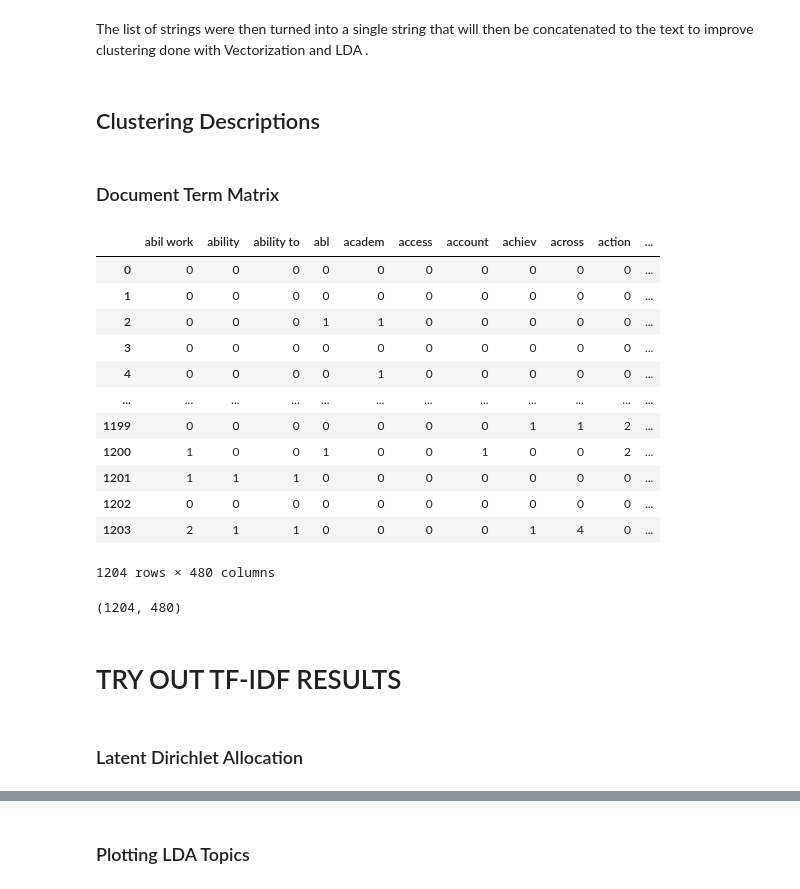
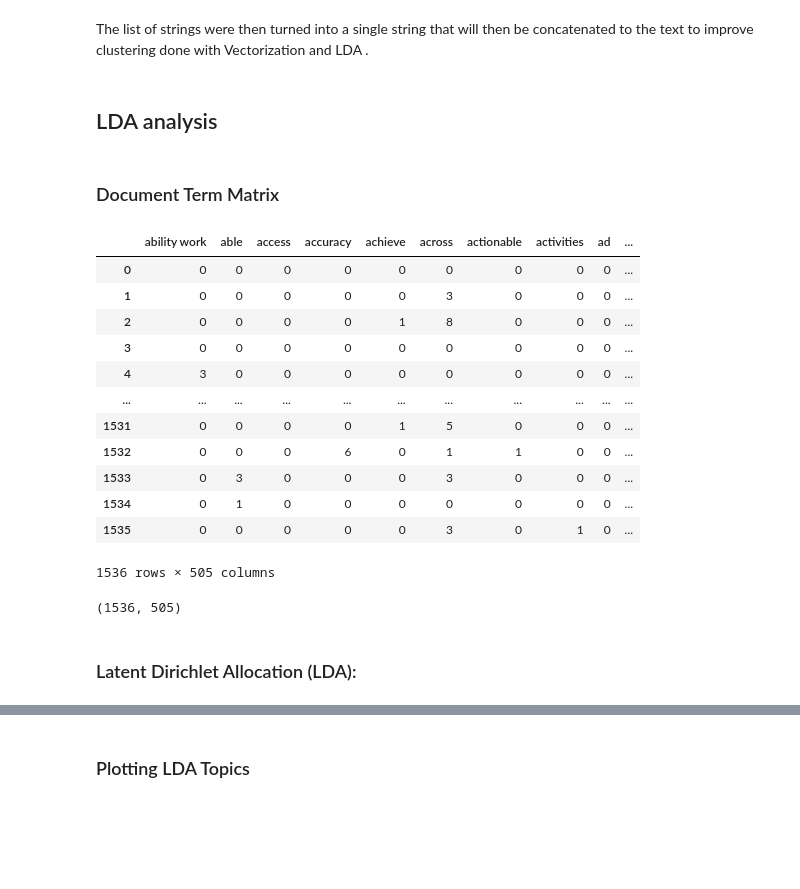
Before and after one commit to ollie-gats/intro_nlp_final_project, a Jupyter notebook: GatlandBoxhoDiGianvito_NLP.ipynb, the cells around one changed output, grey strips where cells are left out. Saved outputs shown, nothing was run; the diff lists cells and outputs as text; code cells hidden in the pictures; blank space fills up the shorter version.

```diff
--- a/GatlandBoxhoDiGianvito_NLP.ipynb
+++ b/GatlandBoxhoDiGianvito_NLP.ipynb
@@ -283,12 +437,16 @@ TRAIN_DATA = {"classes":["SOFT_SKILL","HARD_SKILL"],"annotations":[["\"Seeking a
+# %%
+# Specify the file path where you saved the dictionary
+file_path = "./data/train_data_NER.pkl"
+
+# Open the file in binary read mode and load the dictionary using pickle
+with open(file_path, 'rb') as file:
+    loaded_data = pickle.load(file)
 # %%
 nlp = spacy.load("en_core_web_sm")
 
 db = DocBin()
 
-folder_path = '/Users/user/Desktop/FINAL_INTRO_NLP'
-
-
-for text, annot in tqdm(TRAIN_DATA['annotations']):
+for text, annot in tqdm(loaded_data['annotations']):
         # print(text)
         # print(annot)
         doc = nlp.make_doc(text)
@@ -319,6 +477,8 @@ nlp1 = spacy.load("./model-last")
 # Assuming df_new is your DataFrame with the job descriptions
 df_new['hard_skills'] = ''
 df_new['soft_skills'] = ''
+df_resume['hard_skills'] = ''
+df_resume['soft_skills'] = ''
 
 # Function to extract hard and soft skills from a text using the trained model
 def extract_skills(text):
@@ -333,13 +493,20 @@ def extract_skills(text):
             soft_skills.append(ent.text)
     return hard_skills, soft_skills
 
-# Apply the function to each row in the DataFrame
+# Apply the function to each row in the Job DataFrame
 for index, row in df_new.iterrows():
-    text = row['job_content_processed']
+    text = row['cleaned_description']
     hard_skills, soft_skills = extract_skills(text)
     df_new.at[index, 'hard_skills'] = hard_skills
     df_new.at[index, 'soft_skills'] = soft_skills
 
+# Apply the function to each row in the Resume DataFrame
+for index, row in df_resume.iterrows():
+    text = row['cleaned_resume'] # TODO: Try 'Skills' column has less text but could be more relevant
+    hard_skills, soft_skills = extract_skills(text)
+    df_resume.at[index, 'hard_skills'] = hard_skills
+    df_resume.at[index, 'soft_skills'] = soft_skills
+
 # Display the resulting DataFrame
-print(df_new[['hard_skills', 'soft_skills']])
+df_new[['hard_skills', 'soft_skills']].head()
 # %% [output]
@@ -370,35 +528,34 @@ df_new['soft_skills'] = df_new['soft_skills'].apply(lambda x: ' '.join(x))
 # %%
 # Concatenate the processed_description, hard_skills, and soft_skills columns
-df_new['combined_text'] = df_new['processed_description'] + ' ' + df_new['hard_skills'] + ' ' + df_new['soft_skills']
+df_new['extracted_text_skills'] = df_new['job_content_extracted'] + ' ' + 3*df_new['hard_skills'] + ' ' + 3*df_new['soft_skills']
+df_new['cleaned_text_skills'] = df_new['cleaned_description'] + ' ' + 3*df_new['hard_skills'] + ' ' + 3*df_new['soft_skills']
+df_resume['cleaned_resume_skills'] = df_resume['cleaned_resume'] + ' ' + 3*df_resume['hard_skills'] + ' ' + 3*df_resume['soft_skills']
-# %% [markdown]
-## Clustering Descriptions
+# %% [markdown]
+## LDA analysis
 # %% [markdown]
 ### Document Term Matrix
 # %%
 # Create document term matrix using CountVectorizer
-
 pd.set_option('display.max_columns', None)
 vectorizer = CountVectorizer(ngram_range = (1,2), min_df=0.075, max_df=0.40)
-X = vectorizer.fit_transform(df_new['combined_text'])
+X = vectorizer.fit_transform(df_new['extracted_text_skills'])
 
 # Convert DTM to DataFrame
 dtm_df = pd.DataFrame(X.toarray(), columns=vectorizer.get_feature_names_out())
 display(dtm_df)
 dtm_df.shape
 # %% [output]
-|  | abil work | ability | ability to | abl | academ | access | account | achiev | across | action | ... |
-| 0 | 0 | 0 | 0 | 0 | 0 | 0 | 0 | 0 | 0 | 0 | ... |
-| 1 | 0 | 0 | 0 | 0 | 0 | 0 | 0 | 0 | 0 | 0 | ... |
-| 2 | 0 | 0 | 0 | 1 | 1 | 0 | 0 | 0 | 0 | 0 | ... |
-| 3 | 0 | 0 | 0 | 0 | 0 | 0 | 0 | 0 | 0 | 0 | ... |
-| 4 | 0 | 0 | 0 | 0 | 1 | 0 | 0 | 0 | 0 | 0 | ... |
-| ... | ... | ... | ... | ... | ... | ... | ... | ... | ... | ... | ... |
-| 1199 | 0 | 0 | 0 | 0 | 0 | 0 | 0 | 1 | 1 | 2 | ... |
-| 1200 | 1 | 0 | 0 | 1 | 0 | 0 | 1 | 0 | 0 | 2 | ... |
-| 1201 | 1 | 1 | 1 | 0 | 0 | 0 | 0 | 0 | 0 | 0 | ... |
-| 1202 | 0 | 0 | 0 | 0 | 0 | 0 | 0 | 0 | 0 | 0 | ... |
-| 1203 | 2 | 1 | 1 | 0 | 0 | 0 | 0 | 1 | 4 | 0 | ... |
+|  | ability work | able | access | accuracy | achieve | across | actionable | activities | ad | ... |
+| 0 | 0 | 0 | 0 | 0 | 0 | 0 | 0 | 0 | 0 | ... |
+| 1 | 0 | 0 | 0 | 0 | 0 | 3 | 0 | 0 | 0 | ... |
+| 2 | 0 | 0 | 0 | 0 | 1 | 8 | 0 | 0 | 0 | ... |
+| 3 | 0 | 0 | 0 | 0 | 0 | 0 | 0 | 0 | 0 | ... |
+| 4 | 3 | 0 | 0 | 0 | 0 | 0 | 0 | 0 | 0 | ... |
+| ... | ... | ... | ... | ... | ... | ... | ... | ... | ... | ... |
+| 1531 | 0 | 0 | 0 | 0 | 1 | 5 | 0 | 0 | 0 | ... |
+| 1532 | 0 | 0 | 0 | 6 | 0 | 1 | 1 | 0 | 0 | ... |
+| 1533 | 0 | 3 | 0 | 0 | 0 | 3 | 0 | 0 | 0 | ... |
+| 1534 | 0 | 1 | 0 | 0 | 0 | 0 | 0 | 0 | 0 | ... |
+| 1535 | 0 | 0 | 0 | 0 | 0 | 3 | 0 | 1 | 0 | ... |
-1204 rows × 480 columns
+1536 rows × 505 columns
-(1204, 480)
+(1536, 505)
-# %% [markdown]
-# TRY OUT TF-IDF RESULTS
@@ -405,3 +564,3 @@ dtm_df.shape
 # %% [markdown]
-### Latent Dirichlet Allocation
+### Latent Dirichlet Allocation (LDA):
 # %%
```
Also changed, not shown: parts of 146 cells of this notebook, 39 other files.
